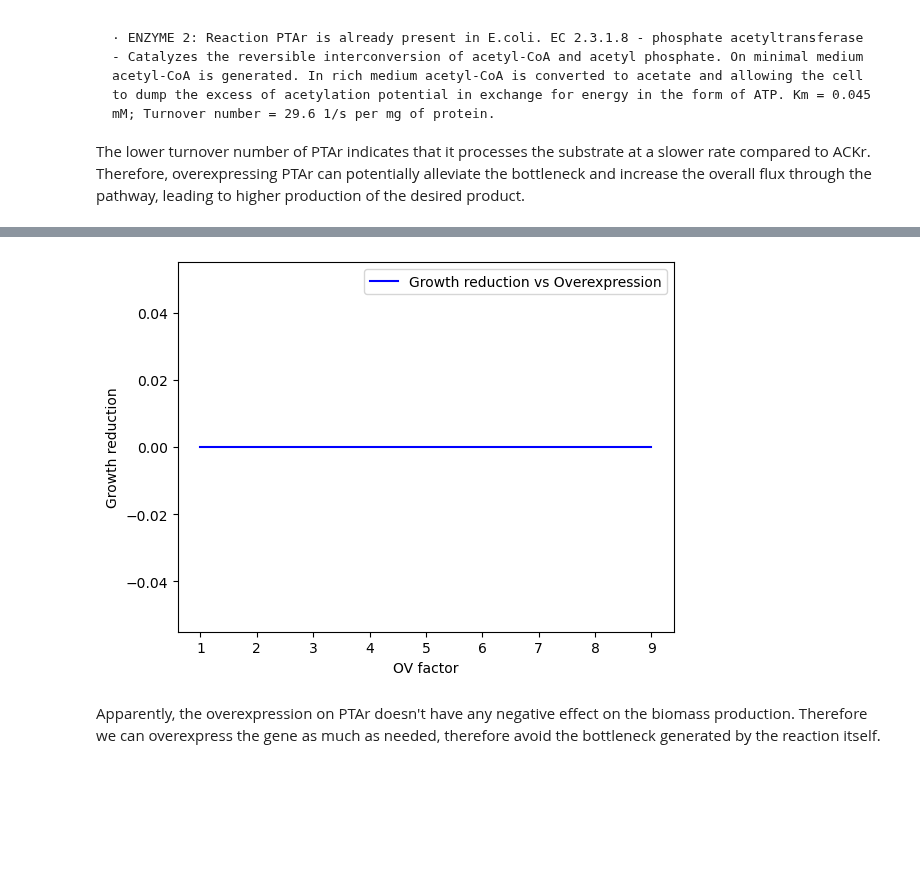
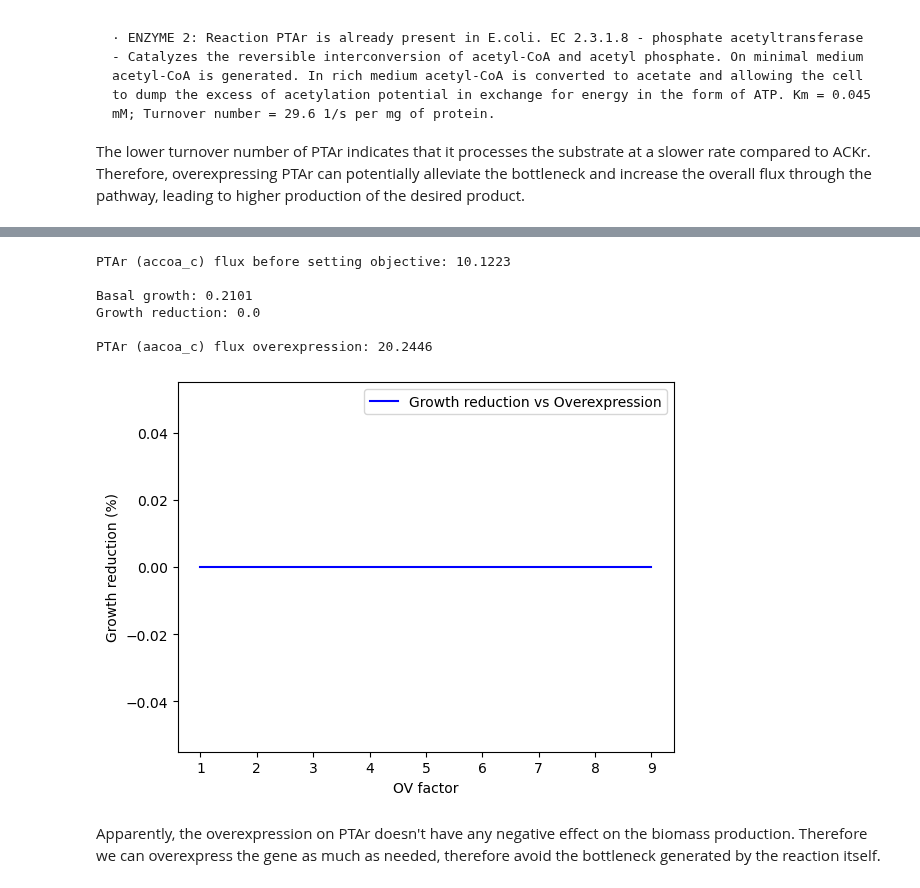
Before and after one commit to 27410/group-assingment-team-3, a Jupyter notebook: 03_Overexpression.ipynb, the cells around one changed output, grey strips where cells are left out. Cells and saved outputs as stored; diff of their text form; code cells hidden in the pictures; blank space fills up the shorter version.

```diff
--- a/03_Overexpression.ipynb
+++ b/03_Overexpression.ipynb
@@ -135,15 +101,65 @@ PTAr (aacoa_c) flux overexpression: 4.5952
+# %%
+with model:
+
+    # We change the media to acetate:
+    acetate_medium = model.medium
+    acetate_medium['EX_glc__D_e'] = 0
+    acetate_medium['EX_ac_e'] = 10
+    model.medium = acetate_medium
+
+    # Basal values:
+    solution = model.optimize()
+    growth = solution.objective_value
+    accoa_c_flux = solution.fluxes["PTAr"]
+
+    # Set bounds of biomass inside with model, therefore can be changed for simulation
+    model.reactions.BIOMASS_Ec_iML1515_core_75p37M.lower_bound = 0.78 * solution.objective_value
+    model.reactions.BIOMASS_Ec_iML1515_core_75p37M.upper_bound = solution.objective_value    # Max value will always be the optimal value reachable
+
+    # Let's retrieve the basal fluxes of this reactions
+    flux_summary1 = model.metabolites.accoa_c.summary()
+    print(f"PTAr (accoa_c) flux before setting objective: {round(flux_summary1.to_frame().loc['PTAr', 'flux'],4)}")
+    O2_PTAr_basal = round(flux_summary1.to_frame().loc['PTAr', 'flux'],4)    # storing info for later
+
+    # Let's evaluate growth reduciton vs overexpression factor:
+    growth_reduction_values = []
+    overexpression_factor_values = []
+    for i in range(1, 10):
+        model.reactions.PTAr.lower_bound = accoa_c_flux * i
+        solution_overexpression = model.optimize()
+        growth_overexpression = solution_overexpression.objective_value
+
+        growth_reduction = (growth - growth_overexpression)/growth*100
+        if i == 2:
+            O2_growth_red = growth_reduction
+
+        growth_reduction_values.append(round(growth_reduction,4))
+        overexpression_factor_values.append(i)
+
+    print(f"\nBasal growth: {round(growth,4)}")
+    print(f"Growth reduction: {round(O2_growth_red,4)}")
+    O2_growth_red = round(O2_growth_red,4)    # storing info for later
+    print(f"\nPTAr (aacoa_c) flux overexpression: {round(flux_summary1.to_frame().loc['PTAr', 'flux'] * 2,4)}")
+    O2_PTAr_overexpression = round(flux_summary1.to_frame().loc['PTAr', 'flux'] * 2,4)    # storing info for later
+# %% [output]
+PTAr (accoa_c) flux before setting objective: 10.1223
+
+Basal growth: 0.2101
+Growth reduction: 0.0
+
+PTAr (aacoa_c) flux overexpression: 20.2446
 # %%
 plt.plot(overexpression_factor_values, growth_reduction_values, color='blue', linestyle='-', marker='', markersize=2, label='Growth reduction vs Overexpression')
 
 # Add labels and title
-plt.ylabel('Growth reduction')
+plt.ylabel('Growth reduction (%)')
 plt.xlabel('OV factor')
 
 # Show the plot
 plt.legend()
 plt.show()
 # %% [output]
-[figure, old version]
+[figure, new version]
 # %% [markdown]
 Apparently, the overexpression on PTAr doesn't have any negative effect on the biomass production. Therefore we can overexpress the gene as much as needed, therefore avoid the bottleneck generated by the reaction itself.
 # %% [markdown]
```
Also changed, not shown: parts of 8 cells of this notebook, 1 other file.
